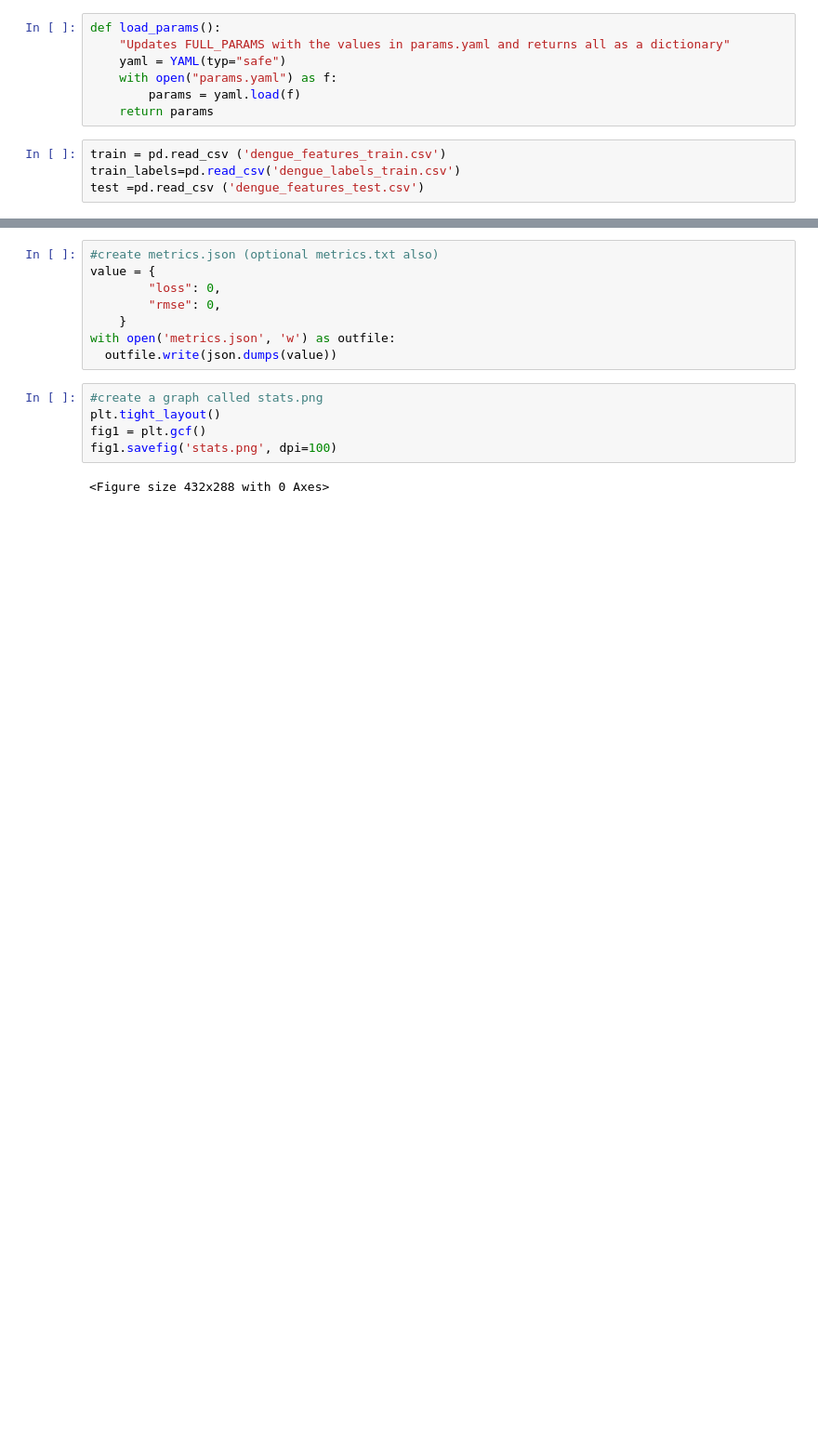
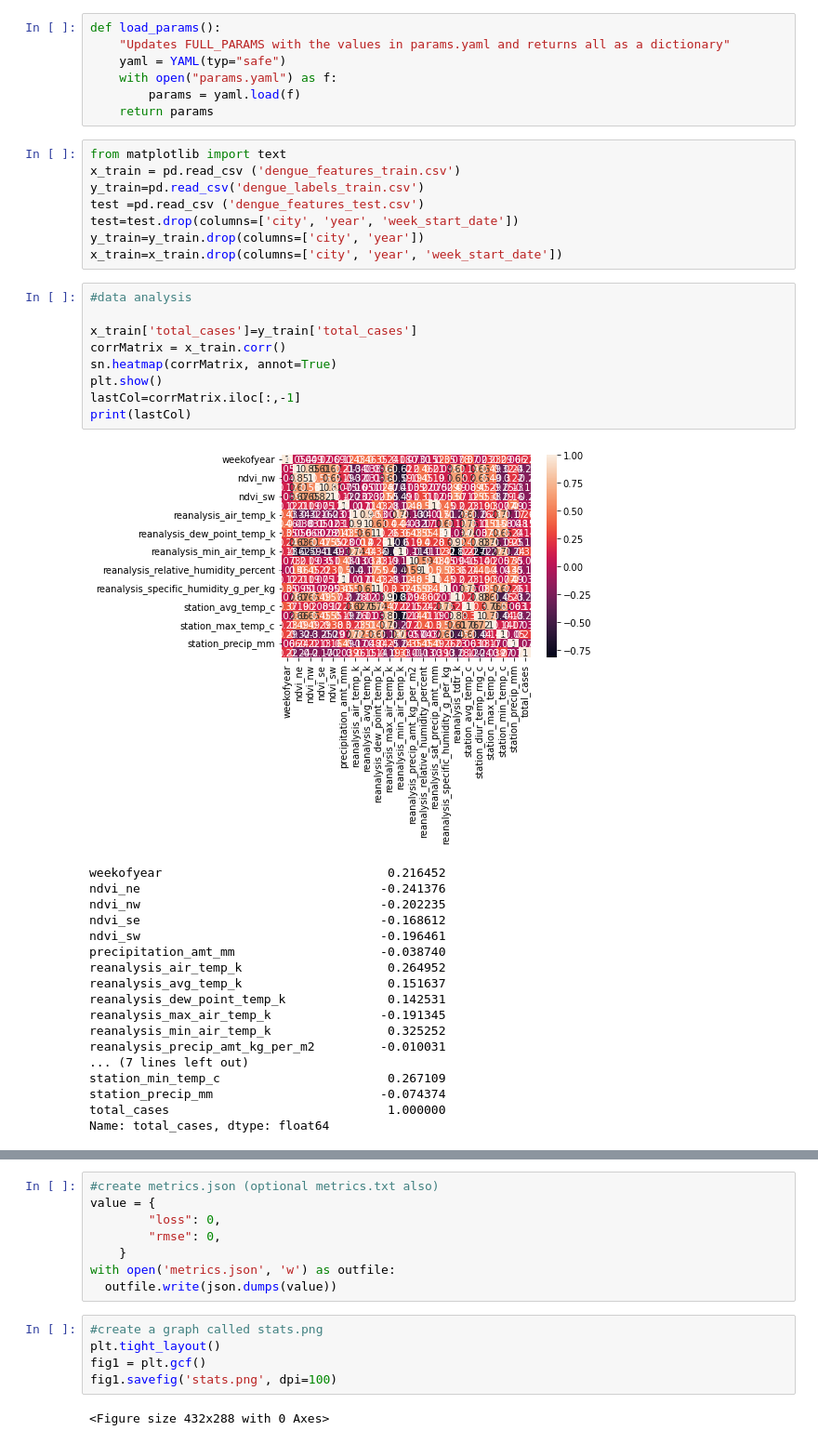
Before and after one commit to Camouflage10/disease-spread-model, a Jupyter notebook: disease_model.ipynb, the cells around one changed output, grey strips where cells are left out. Shown at 93% size. Saved outputs shown, nothing was run; the diff lists cells and outputs as text; blank space fills up the shorter version.

```diff
--- a/disease_model.ipynb
+++ b/disease_model.ipynb
@@ -30,8 +30,40 @@ def load_params():
         params = yaml.load(f)
     return params
 # %%
-train = pd.read_csv ('dengue_features_train.csv')
-train_labels=pd.read_csv('dengue_labels_train.csv')
+from matplotlib import text
+x_train = pd.read_csv ('dengue_features_train.csv')
+y_train=pd.read_csv('dengue_labels_train.csv')
 test =pd.read_csv ('dengue_features_test.csv')
+test=test.drop(columns=['city', 'year', 'week_start_date'])
+y_train=y_train.drop(columns=['city', 'year'])
+x_train=x_train.drop(columns=['city', 'year', 'week_start_date'])
+# %%
+#data analysis
+
+x_train['total_cases']=y_train['total_cases']
+corrMatrix = x_train.corr()
+sn.heatmap(corrMatrix, annot=True)
+plt.show()
+lastCol=corrMatrix.iloc[:,-1]
+print(lastCol)
+# %% [output]
+[figure, added]
+weekofyear                               0.216452
+ndvi_ne                                 -0.241376
+ndvi_nw                                 -0.202235
+ndvi_se                                 -0.168612
+ndvi_sw                                 -0.196461
+precipitation_amt_mm                    -0.038740
+reanalysis_air_temp_k                    0.264952
+reanalysis_avg_temp_k                    0.151637
+reanalysis_dew_point_temp_k              0.142531
+reanalysis_max_air_temp_k               -0.191345
+reanalysis_min_air_temp_k                0.325252
+reanalysis_precip_amt_kg_per_m2         -0.010031
+... (7 lines left out)
+station_min_temp_c                       0.267109
+station_precip_mm                       -0.074374
+total_cases                              1.000000
+Name: total_cases, dtype: float64
 # %%
 #preprocessing
```
Also changed, not shown: parts of 7 cells of this notebook.
